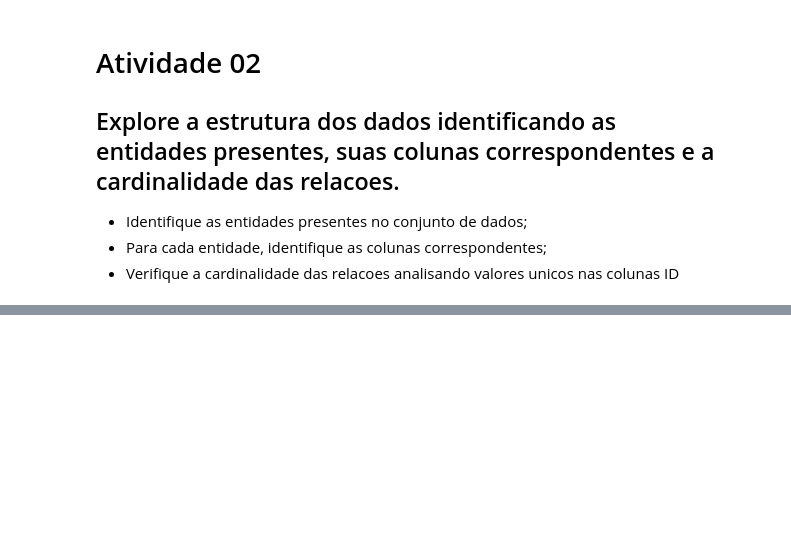
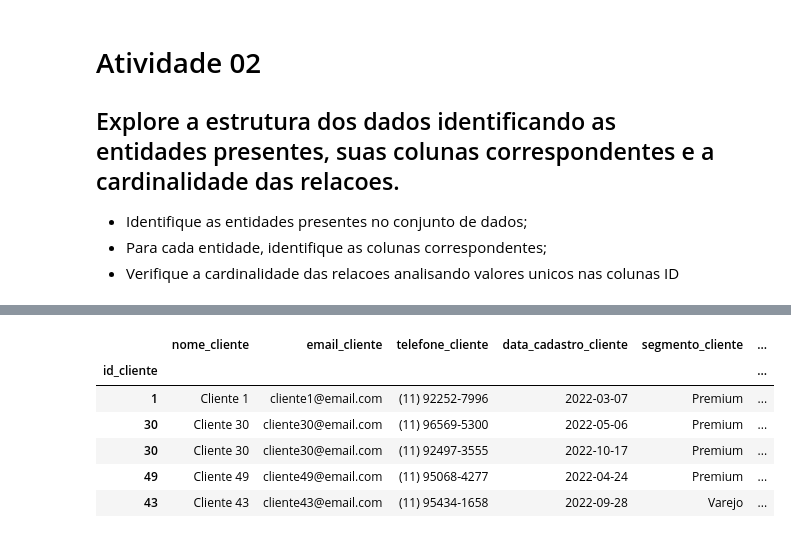
Before and after one commit to GabrielSique1r4/Pipeline_de_dados, a Jupyter notebook: Aula5/Respostas.ipynb, the cells around one changed output, grey strips where cells are left out. Drawn from its saved outputs; the diff is of its cells as text; code cells hidden in the pictures; blank space fills up the shorter version.

```diff
--- a/Aula5/Respostas.ipynb
+++ b/Aula5/Respostas.ipynb
@@ -56,0 +185,27 @@ print(keys)
+# %%
+# Atividade 07 - Dimensão de Cliente
+
+# Seleciona as colunas relacionadas a clientes
+dim_cliente = df[['id_cliente', 'nome_cliente', 'email_cliente', 'telefone_cliente',
+                  'data_cadastro_cliente', 'segmento_cliente',
+                  'cidade_cliente', 'estado_cliente']].copy()
+
+# Remove duplicatas
+dim_cliente = dim_cliente.drop_duplicates()
+
+# Organiza hierarquias de localização: estado > cidade
+dim_cliente = dim_cliente.sort_values(by=['estado_cliente', 'cidade_cliente'])
+
+# Define a chave primária
+dim_cliente.set_index('id_cliente', inplace=True)
+
+# Exibe os primeiros registros da dimensão cliente
+dim_cliente.head()
+# %% [output]
+|  | nome_cliente | email_cliente | telefone_cliente | data_cadastro_cliente | segmento_cliente | ... |
+| id_cliente |  |  |  |  |  | ... |
+| 1 | Cliente 1 | cliente1@email.com | (11) 92252-7996 | 2022-03-07 | Premium | ... |
+| 30 | Cliente 30 | cliente30@email.com | (11) 96569-5300 | 2022-05-06 | Premium | ... |
+| 30 | Cliente 30 | cliente30@email.com | (11) 92497-3555 | 2022-10-17 | Premium | ... |
+| 49 | Cliente 49 | cliente49@email.com | (11) 95068-4277 | 2022-04-24 | Premium | ... |
+| 43 | Cliente 43 | cliente43@email.com | (11) 95434-1658 | 2022-09-28 | Varejo | ... |
```
Also changed, not shown: parts of 25 cells of this notebook.
